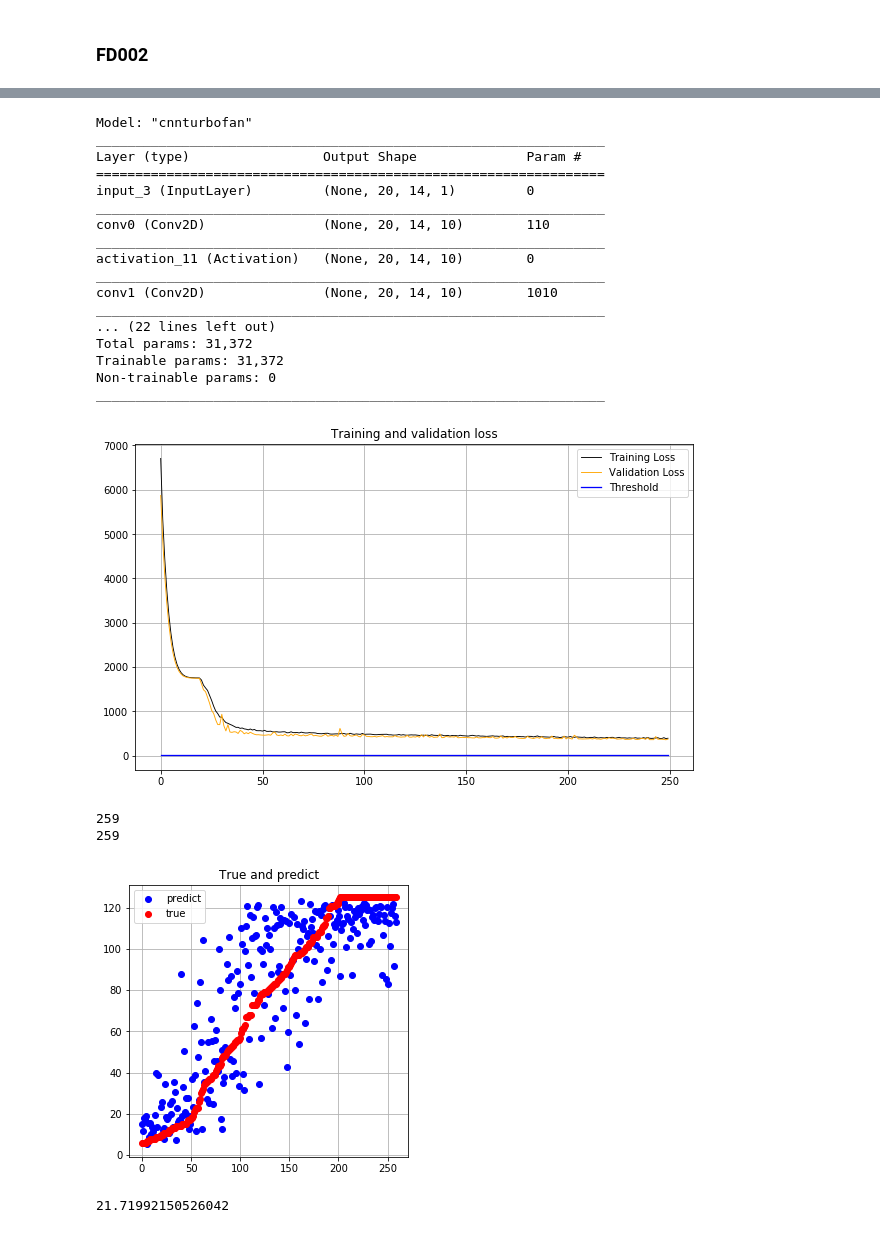
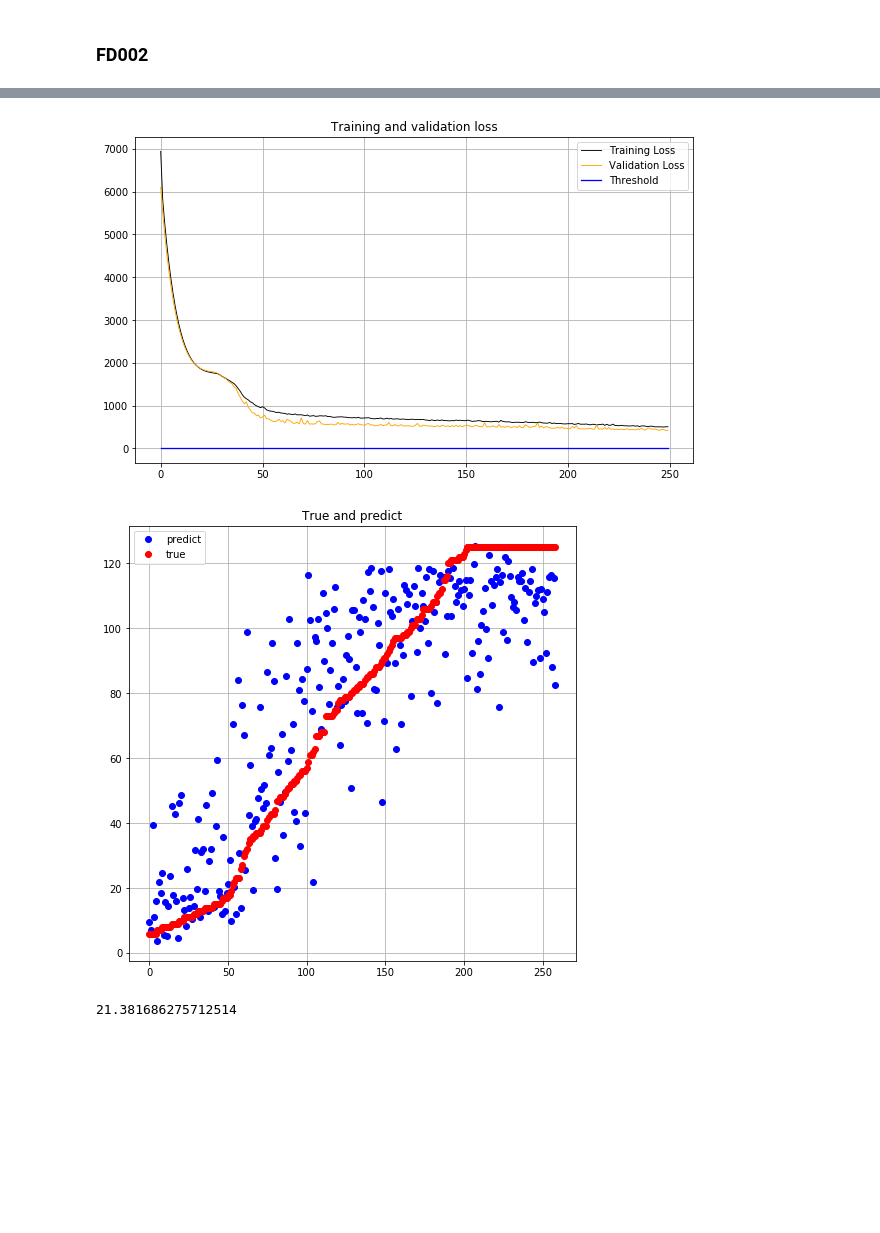
Before and after one commit to farayal/memoria_turbofan, a Jupyter notebook: turbofan.ipynb, the cells around one changed output, grey strips where cells are left out. Cells and saved outputs as stored; diff of their text form; code cells hidden in the pictures; blank space fills up the shorter version.

```diff
--- a/turbofan.ipynb
+++ b/turbofan.ipynb
@@ -630,14 +360,11 @@ def cnnturbofan(input_shape):
 
     return model
 # %%
-cnnturbofan_2 = cnnturbofan((features_maps_2.shape[1],features_maps_2.shape[2],features_maps_2.shape[3]))
+cnnturbofan2 = cnnturbofan(((f_maps_train2.shape[1]),(f_maps_train2.shape[2]),(f_maps_train2.shape[3])))
 # %%
-def root_mean_squared_error(y_true, y_pred):
-        return K.sqrt(K.mean(K.square(y_pred - y_true)))
-
-cnnturbofan_2.compile(optimizer = "Adam", loss = "mean_squared_error" , metrics = [root_mean_squared_error])
+cnnturbofan2.compile(optimizer = "Adam", loss = "mean_squared_error" , metrics = [root_mean_squared_error])
 # %%
-history_2 = cnnturbofan_2.fit(x = features_maps_train_2, y = ys_train_2 ,batch_size=512, epochs = 250 ,validation_data=(features_maps_valid_2,ys_valid_2))
+history2 = cnnturbofan2.fit(x = f_maps_train2, y = y_train2 ,batch_size=1024, epochs = 250 ,validation_data=(f_maps_valid2,y_valid2))
 # %% [output]
 Train on 43937 samples, validate on 4882 samples
 Epoch 1/250
@@ -659,28 +386,8 @@ Epoch 250/250
-# %%
-cnnturbofan_2.summary()
-# %% [output]
-Model: "cnnturbofan"
-_________________________________________________________________
-Layer (type)                 Output Shape              Param #
-=================================================================
-input_3 (InputLayer)         (None, 20, 14, 1)         0
-_________________________________________________________________
-conv0 (Conv2D)               (None, 20, 14, 10)        110
-_________________________________________________________________
-activation_11 (Activation)   (None, 20, 14, 10)        0
-_________________________________________________________________
-conv1 (Conv2D)               (None, 20, 14, 10)        1010
-_________________________________________________________________
-... (22 lines left out)
-Total params: 31,372
-Trainable params: 31,372
-Non-trainable params: 0
-_________________________________________________________________
 # %%
 #acc = history.history['mean_absolute_error']
 #val_acc = history.history['val_mean_absolute_error']
-loss = history_2.history['loss']
-val_loss = history_2.history['val_loss']
+loss = history2.history['loss']
+val_loss = history2.history['val_loss']
 
 epochs = range(len(loss))
 
@@ -701,4 +408,4 @@ plt.legend()
 
 plt.show()
 # %% [output]
-[figure, old version]
+[figure, new version]
@@ -707,31 +412,27 @@ holi_2 = cnnturbofan_2.predict(list2_2)
-# %%
-print(len(holi_2))
-print(len(list1_2))
-# %% [output]
-259
-259
+# %%
+holi2 = cnnturbofan2.predict(f_maps_test_f2)
 # %%
 leng = range(259)
 
 #plt.plot(leng, acc, 'r', label='Training accuracy')
 #plt.plot(leng, val_acc, 'b', label='Validation accuracy')
 #plt.title('Training and validation accuracy')
 #plt.legend()
 #plt.figure()
 
-plt.figure(figsize=(5,5))
+plt.figure(figsize=(8,8))
 plt.grid(True)
-plt.plot(leng, holi_2, 'bo',lw=0.9, label='predict')
-plt.plot(leng, list1_2, 'ro',lw=0.9, label='true')
+plt.plot(leng, holi2, 'bo',lw=0.9, label='predict')
+plt.plot(leng, r_test_f2, 'ro',lw=0.9, label='true')
 plt.title('True and predict')
 plt.legend()
 
 
 plt.show()
 # %% [output]
-[figure, old version]
+[figure, new version]
-# %%
-rmse_2 = sqrt(mean_squared_error(holi_2, list1_2))
-print(rmse_2)
-# %% [output]
-21.71992150526042
+# %%
+rmse = sqrt(mean_squared_error(holi2, r_test_f2))
+print(rmse)
+# %% [output]
+21.381686275712514
```
Also changed, not shown: parts of 52 cells of this notebook.
